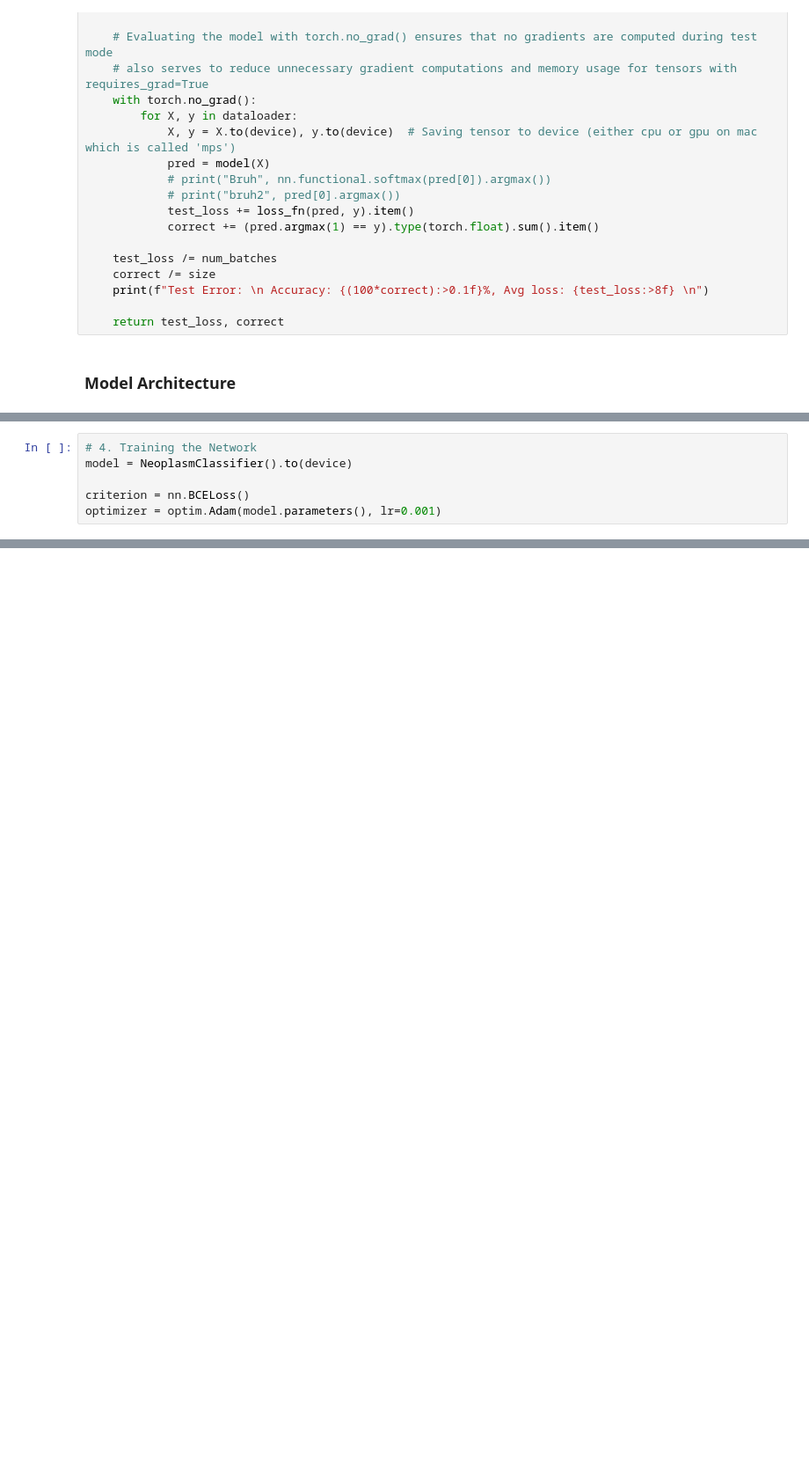
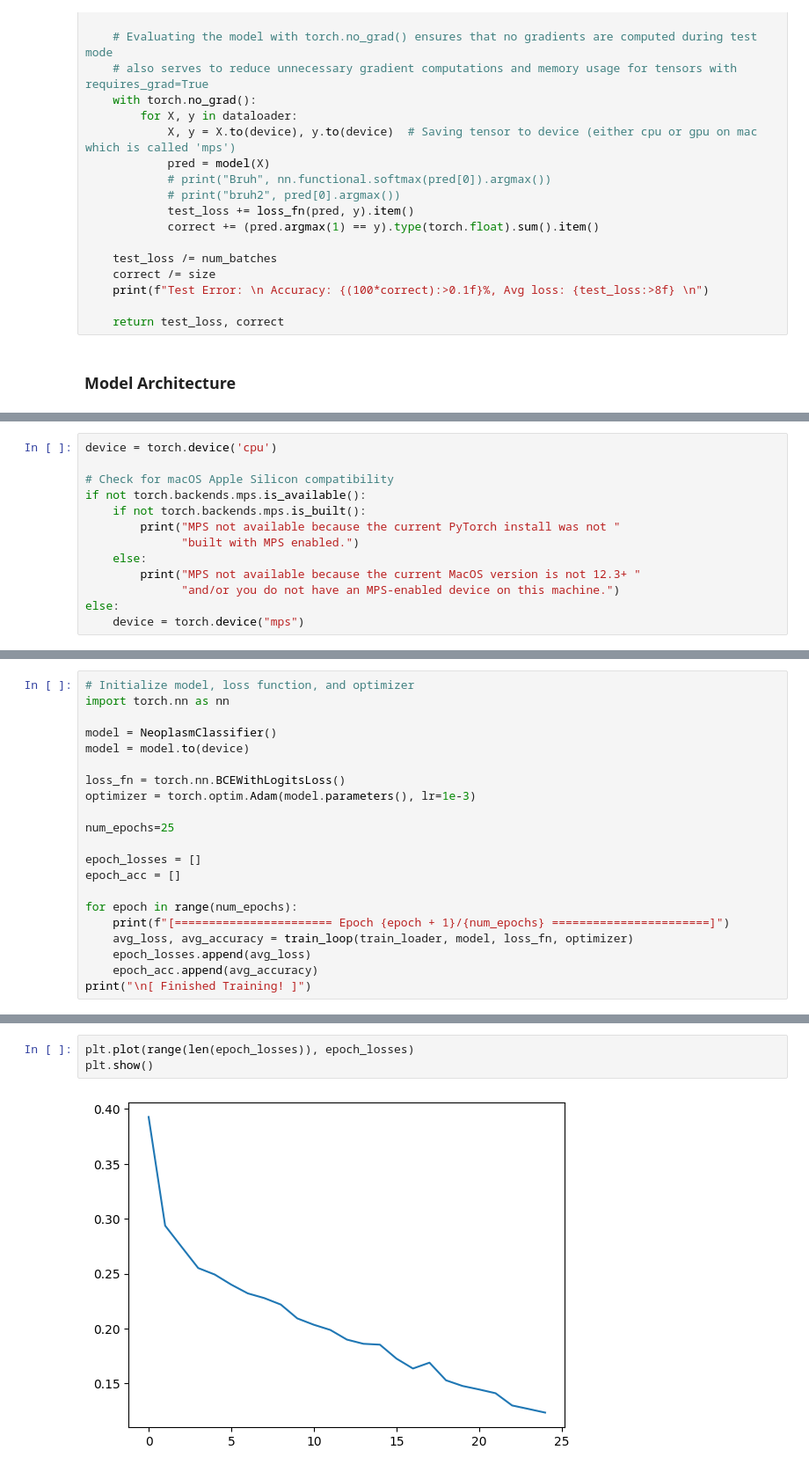
Before and after one commit to romerocruzsa/small-models, a Jupyter notebook: notebooks/eda.ipynb, the cells around one changed output, grey strips where cells are left out. Shown at 88% size. Cells and saved outputs as stored; diff of their text form; blank space fills up the shorter version.

Commit message:
feat: implemented base model (CNN for Binary Classification)

```diff
--- a/notebooks/eda.ipynb
+++ b/notebooks/eda.ipynb
@@ -725,6 +668,0 @@ class NeoplasmClassifier(nn.Module):
-# %%
-# 4. Training the Network
-model = NeoplasmClassifier().to(device)
-
-criterion = nn.BCELoss()
-optimizer = optim.Adam(model.parameters(), lr=0.001)
@@ -762,0 +700,13 @@ Accuracy: 50.0%
+# %%
+device = torch.device('cpu')
+
+# Check for macOS Apple Silicon compatibility
+if not torch.backends.mps.is_available():
+    if not torch.backends.mps.is_built():
+        print("MPS not available because the current PyTorch install was not "
+              "built with MPS enabled.")
+    else:
+        print("MPS not available because the current MacOS version is not 12.3+ "
+              "and/or you do not have an MPS-enabled device on this machine.")
+else:
+    device = torch.device("mps")
@@ -762,0 +806,21 @@ Accuracy: 50.0%
+# %%
+# Initialize model, loss function, and optimizer
+import torch.nn as nn
+
+model = NeoplasmClassifier()
+model = model.to(device)
+
+loss_fn = torch.nn.BCEWithLogitsLoss()
+optimizer = torch.optim.Adam(model.parameters(), lr=1e-3)
+
+num_epochs=25
+
+epoch_losses = []
+epoch_acc = []
+
+for epoch in range(num_epochs):
+    print(f"[======================= Epoch {epoch + 1}/{num_epochs} =======================]")
+    avg_loss, avg_accuracy = train_loop(train_loader, model, loss_fn, optimizer)
+    epoch_losses.append(avg_loss)
+    epoch_acc.append(avg_accuracy)
+print("\n[ Finished Training! ]")
@@ -762,0 +852,5 @@ Accuracy: 50.0%
+# %%
+plt.plot(range(len(epoch_losses)), epoch_losses)
+plt.show()
+# %% [output]
+[figure, added]
```
Also changed, not shown: parts of 14 cells of this notebook.
